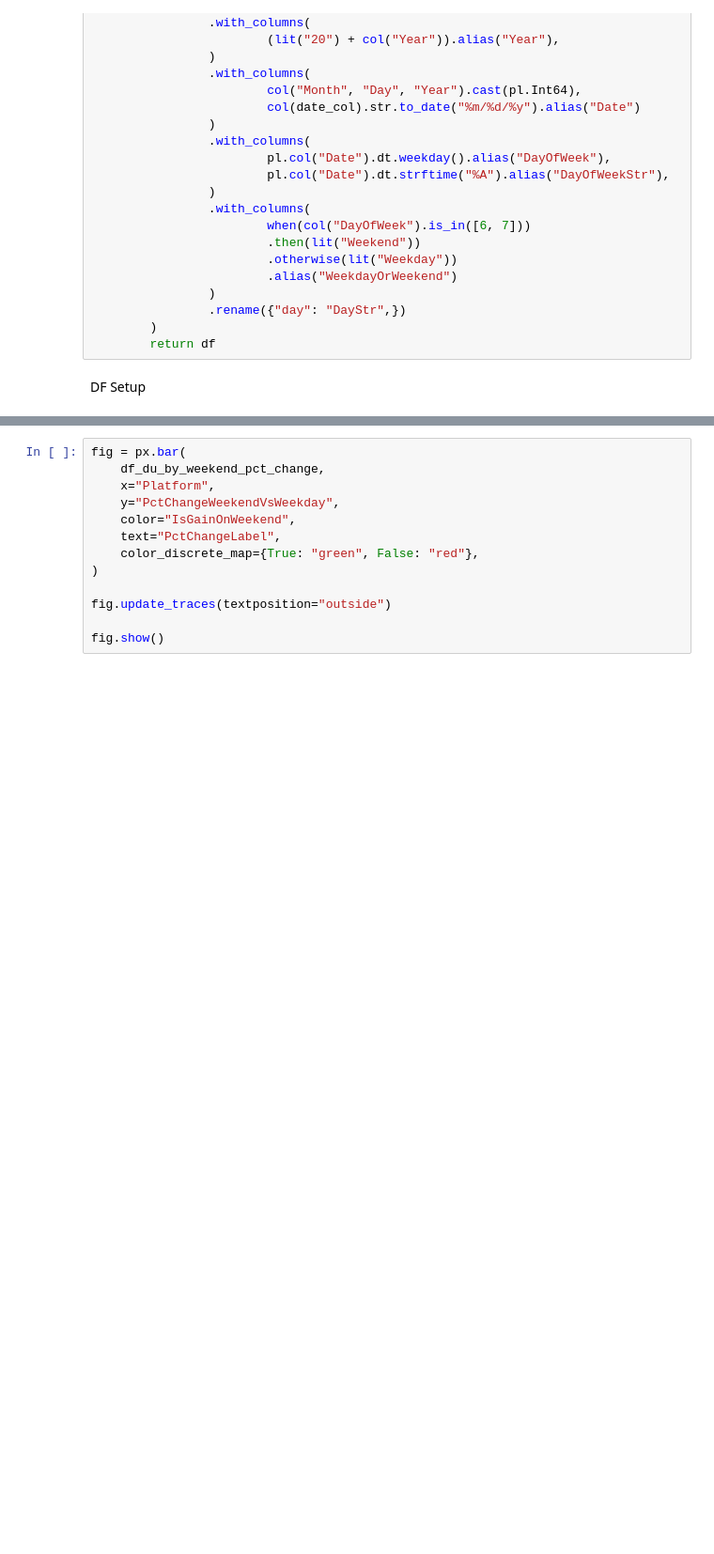
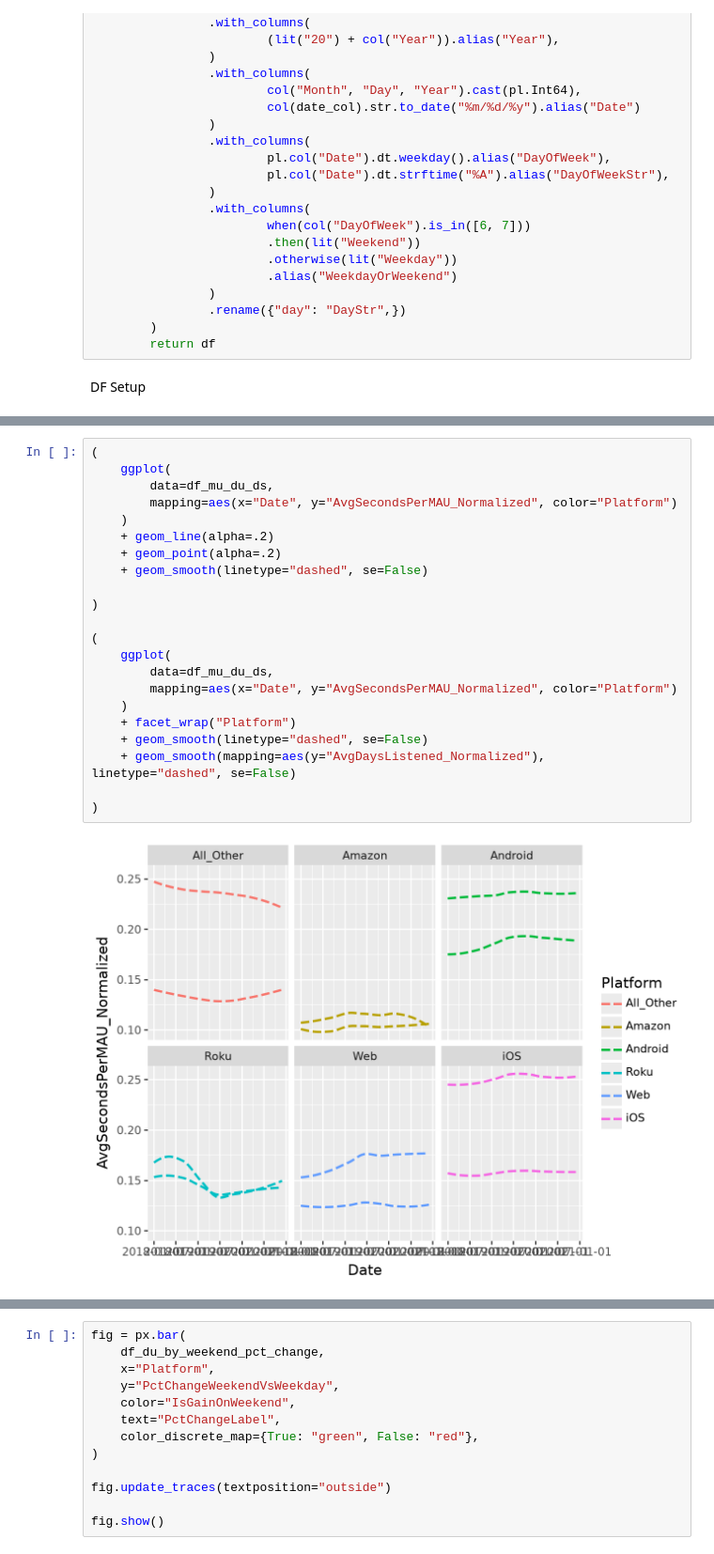
Before and after one commit to dancking/listener_retention_analysis, a Jupyter notebook: notebook.ipynb, the cells around one changed output, grey strips where cells are left out. Shown at 94% size. Cells and saved outputs as stored; diff of their text form; blank space fills up the shorter version.

```diff
--- a/notebook.ipynb
+++ b/notebook.ipynb
@@ -137,0 +295,24 @@ df_du_ds
+# %%
+(
+    ggplot(
+        data=df_mu_du_ds,
+        mapping=aes(x="Date", y="AvgSecondsPerMAU_Normalized", color="Platform")
+    )
+    + geom_line(alpha=.2)
+    + geom_point(alpha=.2)
+    + geom_smooth(linetype="dashed", se=False)
+
+)
+
+(
+    ggplot(
+        data=df_mu_du_ds,
+        mapping=aes(x="Date", y="AvgSecondsPerMAU_Normalized", color="Platform")
+    )
+    + facet_wrap("Platform")
+    + geom_smooth(linetype="dashed", se=False)
+    + geom_smooth(mapping=aes(y="AvgDaysListened_Normalized"), linetype="dashed", se=False)
+
+)
+# %% [output]
+[figure, added]
```
Also changed, not shown: parts of 19 cells of this notebook, 1 other file.
